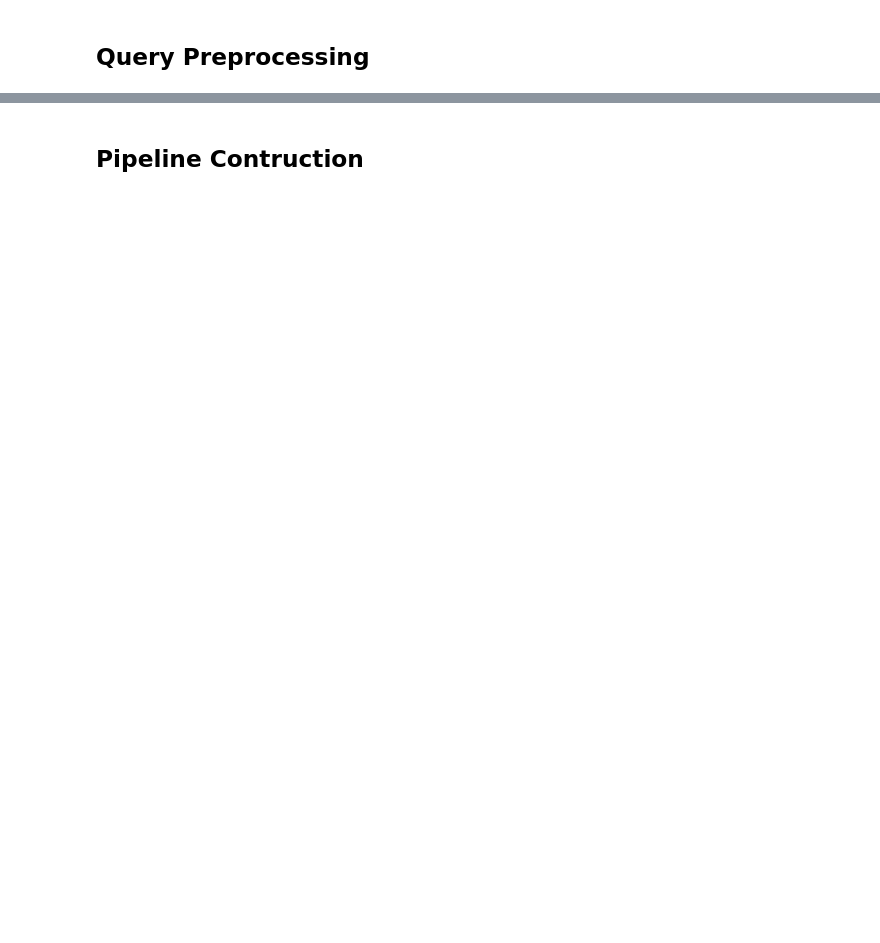
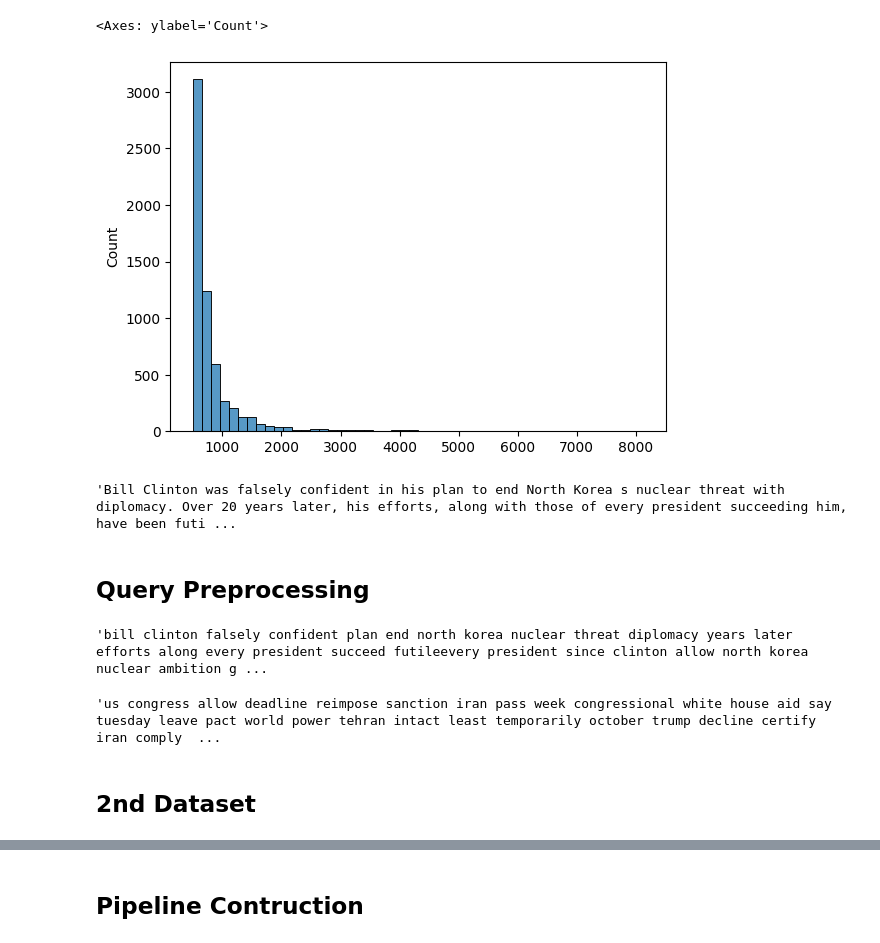
Before and after one commit to matt-ieraci/fake_news_detector, a Jupyter notebook: Notebooks/preprocessing_functions.ipynb, the cells around one changed output, grey strips where cells are left out. Drawn from its saved outputs; the diff is of its cells as text; code cells hidden in the pictures; blank space fills up the shorter version.

```diff
--- a/Notebooks/preprocessing_functions.ipynb
+++ b/Notebooks/preprocessing_functions.ipynb
@@ -53,3 +94,12 @@ data
+# %%
+sns.histplot(f_text_len, bins=50)
+# %% [output]
+<Axes: ylabel='Count'>
+[figure, added]
+# %%
+data.text[8456]
+# %% [output]
+'Bill Clinton was falsely confident in his plan to end North Korea s nuclear threat with diplomacy. Over 20 years later, his efforts, along with those of every president succeeding him, have been futi ...
 # %% [markdown]
 ## Query Preprocessing
 # %%
@@ -85,0 +141,8 @@ def cleaning(query):
+# %%
+data.text[8456]
+# %% [output]
+'bill clinton falsely confident plan end north korea nuclear threat diplomacy years later efforts along every president succeed futileevery president since clinton allow north korea nuclear ambition g ...
+# %%
+data.text[55]
+# %% [output]
+'us congress allow deadline reimpose sanction iran pass week congressional white house aid say tuesday leave pact world power tehran intact least temporarily october trump decline certify iran comply  ...
@@ -85,0 +151,2 @@ def cleaning(query):
+# %% [markdown]
+## 2nd Dataset
```
Also changed, not shown: parts of 40 cells of this notebook.
